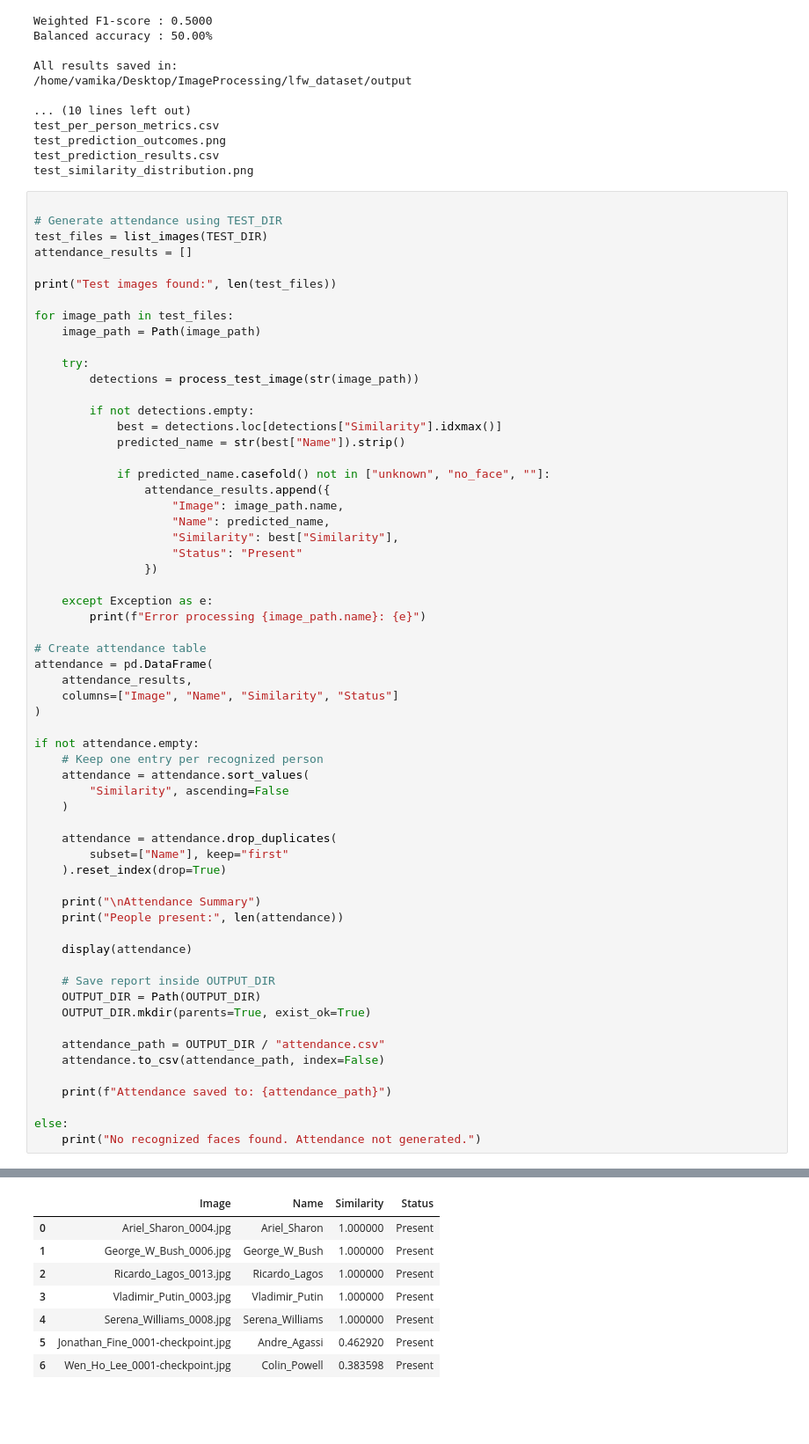
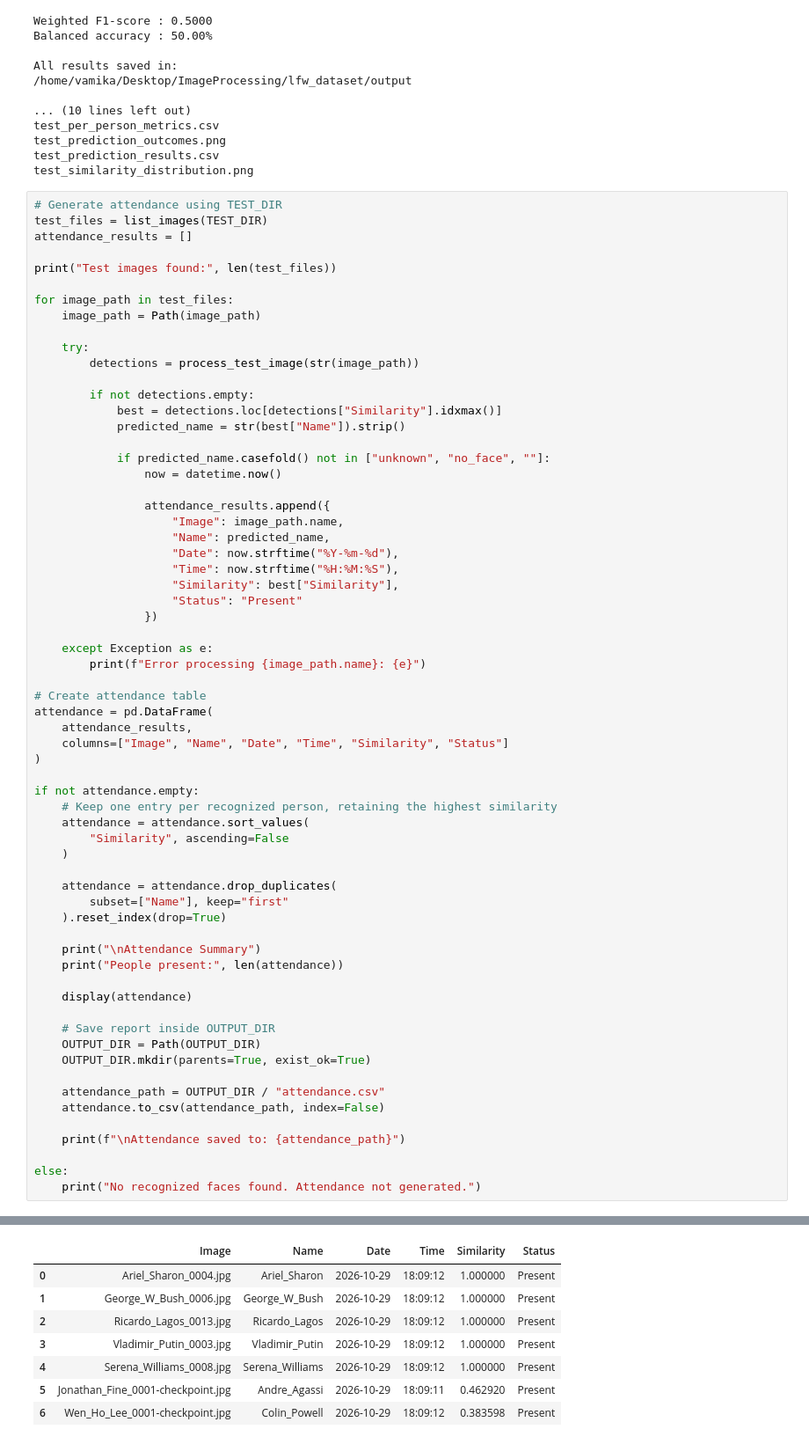
Before and after one commit to gcdharshini/IDC-409, a Jupyter notebook: Face Attendance.ipynb, the cells around one changed output, grey strips where cells are left out. Shown at 88% size. Drawn from its saved outputs; the diff is of its cells as text; blank space fills up the shorter version.

Commit message:
Add files via upload
change in datetime function

```diff
--- a/Face Attendance.ipynb
+++ b/Face Attendance.ipynb
@@ -920,7 +920,6 @@ test_prediction_outcomes.png
 test_prediction_results.csv
 test_similarity_distribution.png
 # %%
-
 # Generate attendance using TEST_DIR
 test_files = list_images(TEST_DIR)
 attendance_results = []
@@ -938,9 +937,13 @@ for image_path in test_files:
             predicted_name = str(best["Name"]).strip()
 
             if predicted_name.casefold() not in ["unknown", "no_face", ""]:
+                now = datetime.now()
+
                 attendance_results.append({
                     "Image": image_path.name,
                     "Name": predicted_name,
+                    "Date": now.strftime("%Y-%m-%d"),
+                    "Time": now.strftime("%H:%M:%S"),
                     "Similarity": best["Similarity"],
                     "Status": "Present"
                 })
@@ -951,46 +954,46 @@ for image_path in test_files:
 # Create attendance table
 attendance = pd.DataFrame(
     attendance_results,
-    columns=["Image", "Name", "Similarity", "Status"]
+    columns=["Image", "Name", "Date", "Time", "Similarity", "Status"]
 )
 
 if not attendance.empty:
-    # Keep one entry per recognized person
+    # Keep one entry per recognized person, retaining the highest similarity
     attendance = attendance.sort_values(
         "Similarity", ascending=False
     )
 
     attendance = attendance.drop_duplicates(
         subset=["Name"], keep="first"
     ).reset_index(drop=True)
 
     print("\nAttendance Summary")
     print("People present:", len(attendance))
 
     display(attendance)
 
     # Save report inside OUTPUT_DIR
     OUTPUT_DIR = Path(OUTPUT_DIR)
     OUTPUT_DIR.mkdir(parents=True, exist_ok=True)
 
     attendance_path = OUTPUT_DIR / "attendance.csv"
     attendance.to_csv(attendance_path, index=False)
 
-    print(f"Attendance saved to: {attendance_path}")
+    print(f"\nAttendance saved to: {attendance_path}")
 
 else:
     print("No recognized faces found. Attendance not generated.")
 # %% [output]
 Test images found: 15
 
 Attendance Summary
 People present: 7
-|  | Image | Name | Similarity | Status |
-| 0 | Ariel_Sharon_0004.jpg | Ariel_Sharon | 1.000000 | Present |
-| 1 | George_W_Bush_0006.jpg | George_W_Bush | 1.000000 | Present |
-| 2 | Ricardo_Lagos_0013.jpg | Ricardo_Lagos | 1.000000 | Present |
-| 3 | Vladimir_Putin_0003.jpg | Vladimir_Putin | 1.000000 | Present |
-| 4 | Serena_Williams_0008.jpg | Serena_Williams | 1.000000 | Present |
-| 5 | Jonathan_Fine_0001-checkpoint.jpg | Andre_Agassi | 0.462920 | Present |
-| 6 | Wen_Ho_Lee_0001-checkpoint.jpg | Colin_Powell | 0.383598 | Present |
+|  | Image | Name | Date | Time | Similarity | Status |
+| 0 | Ariel_Sharon_0004.jpg | Ariel_Sharon | 2026-10-29 | 18:09:12 | 1.000000 | Present |
+| 1 | George_W_Bush_0006.jpg | George_W_Bush | 2026-10-29 | 18:09:12 | 1.000000 | Present |
+| 2 | Ricardo_Lagos_0013.jpg | Ricardo_Lagos | 2026-10-29 | 18:09:12 | 1.000000 | Present |
+| 3 | Vladimir_Putin_0003.jpg | Vladimir_Putin | 2026-10-29 | 18:09:12 | 1.000000 | Present |
+| 4 | Serena_Williams_0008.jpg | Serena_Williams | 2026-10-29 | 18:09:12 | 1.000000 | Present |
+| 5 | Jonathan_Fine_0001-checkpoint.jpg | Andre_Agassi | 2026-10-29 | 18:09:11 | 0.462920 | Present |
+| 6 | Wen_Ho_Lee_0001-checkpoint.jpg | Colin_Powell | 2026-10-29 | 18:09:12 | 0.383598 | Present |
 Attendance saved to: output/attendance.csv
```
Also changed, not shown: parts of 1 cell of this notebook, 1 other file.
